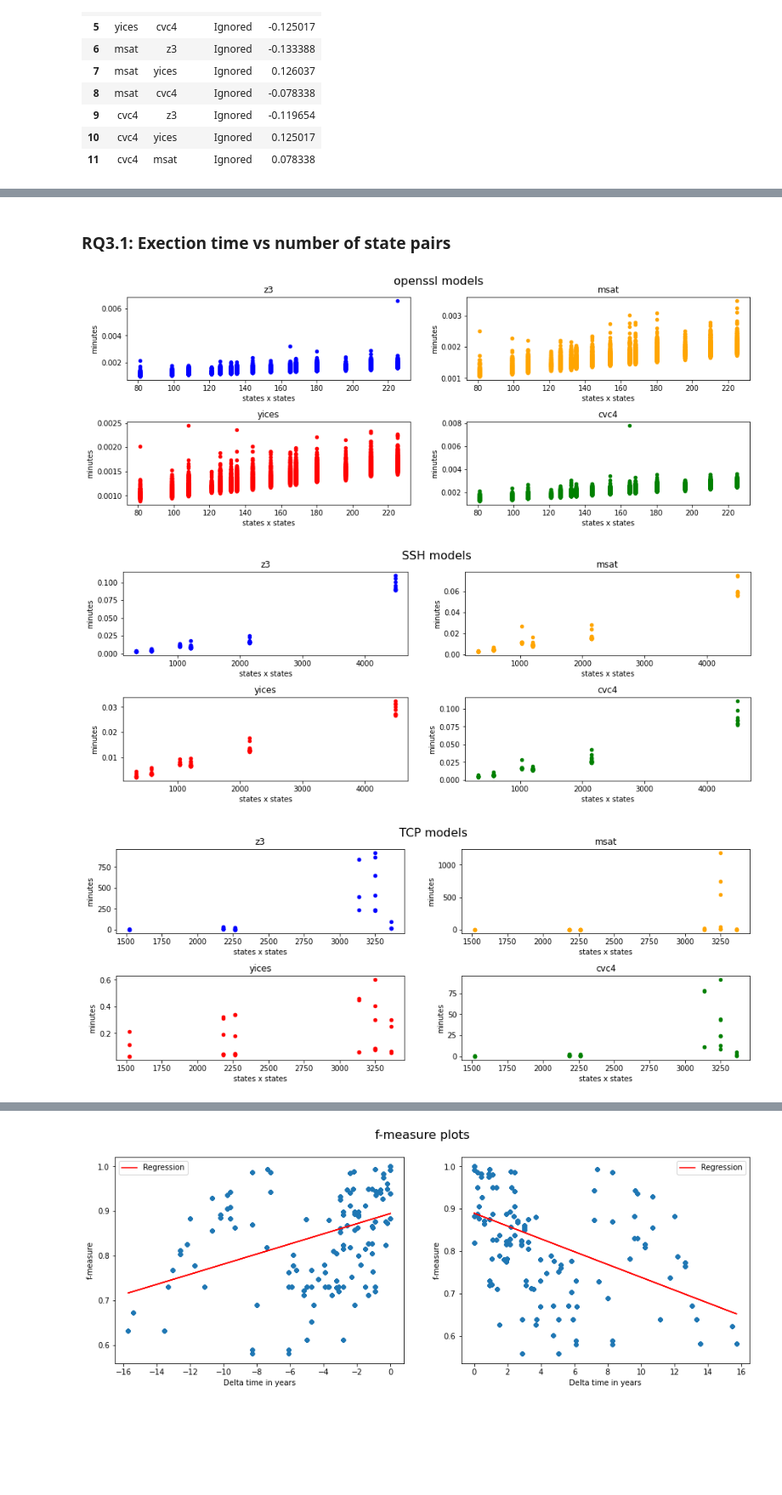
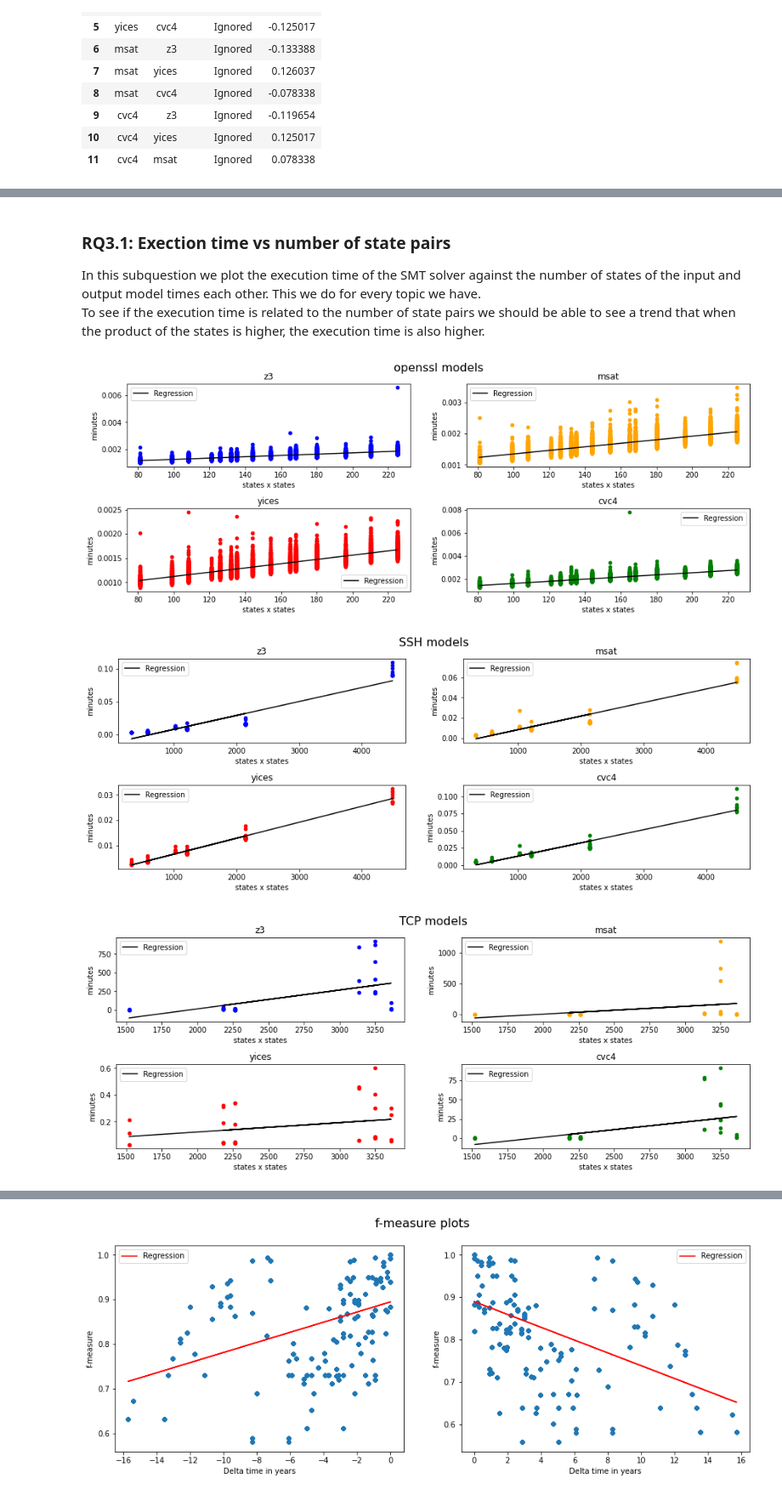
Before and after one commit to GianniM123/ResearchInternship, a Jupyter notebook: statistics/statistics.ipynb, the cells around one changed output, grey strips where cells are left out. Shown at 85% size. Saved outputs shown, nothing was run; the diff lists cells and outputs as text; code cells hidden in the pictures; blank space fills up the shorter version.

```diff
--- a/statistics/statistics.ipynb
+++ b/statistics/statistics.ipynb
@@ -147,41 +177,41 @@ display(effect_size_frame)
 # %% [markdown]
 ### RQ3.1: Exection time vs number of state pairs
+In this subquestion we plot the execution time of the SMT solver against the number of states of the input and output model times each other. This we do for every topic we have.\
+To see if the execution time is related to the number of state pairs we should be able to see a trend that when the product of the states is higher, the execution time is also higher.
 # %%
 def exection_time_vs_state_pairs(dataframe, title):
     result_frame = dataframe[['SMT solver']]
     result_frame.insert(1,"states x states",[i*j for i,j in zip(dataframe['reference model: number of states'], dataframe['updated model: number of states'])])
     result_frame.insert(1,"minutes",[(i+j)/60 for i,j in zip(dataframe['incoming time'], dataframe['outgoing time'])])
 
 
     fig, axes = plt.subplots(nrows=2,ncols=2)
     fig.suptitle(title, fontsize=16)
     fig.set_size_inches(15, 5)
 
     plt.subplots_adjust(left=0.1,
                         bottom=0.1,
                         right=0.9,
                         top=0.9,
                         wspace=0.2,
                         hspace=0.5)
+    for solver, ax, color in [("z3",axes[0,0], "blue"), ("msat", axes[0,1], "orange"), ("yices", axes[1,0], "red"), ("cvc4", axes[1,1], "green")]:
+        temp_frame = result_frame[result_frame['SMT solver'] == solver]
+        d = np.polyfit(temp_frame['states x states'],temp_frame["minutes"],1)
+        f = np.poly1d(d)
+        temp_frame.insert(0,'Regression',f(temp_frame['states x states']))
+        temp_frame.plot.scatter("states x states", "minutes", c=color, subplots=True ,ax=ax)
+        temp_frame.plot(x="states x states", y="Regression", color="black", subplots=True ,ax=ax)
+        ax.set_title(solver)
 
-    result_frame[result_frame['SMT solver'] == 'z3'].plot.scatter("states x states", "minutes", c="blue", subplots=True ,ax=axes[0,0])
-    axes[0,0].set_title("z3")
 
-    result_frame[result_frame['SMT solver'] == 'msat'].plot.scatter("states x states", "minutes", c="orange", subplots=True ,ax=axes[0,1])
-    axes[0,1].set_title("msat")
-
-    result_frame[result_frame['SMT solver'] == 'yices'].plot.scatter("states x states", "minutes", c="red", subplots=True ,ax=axes[1,0])
-    axes[1,0].set_title("yices")
-
-    result_frame[result_frame['SMT solver'] == 'cvc4'].plot.scatter("states x states", "minutes", c="green", subplots=True ,ax=axes[1,1])
-    axes[1,1].set_title("cvc4")
 
 
 
 exection_time_vs_state_pairs(openssl_dataframe, "openssl models")
 exection_time_vs_state_pairs(ssh_dataframe, "SSH models")
 exection_time_vs_state_pairs(tcp_dataframe, "TCP models")
 # %% [output]
-[figure, old version]
+[figure, new version]
-[figure, old version]
+[figure, new version]
-[figure, old version]
+[figure, new version]
```
Also changed, not shown: parts of 13 cells of this notebook.
